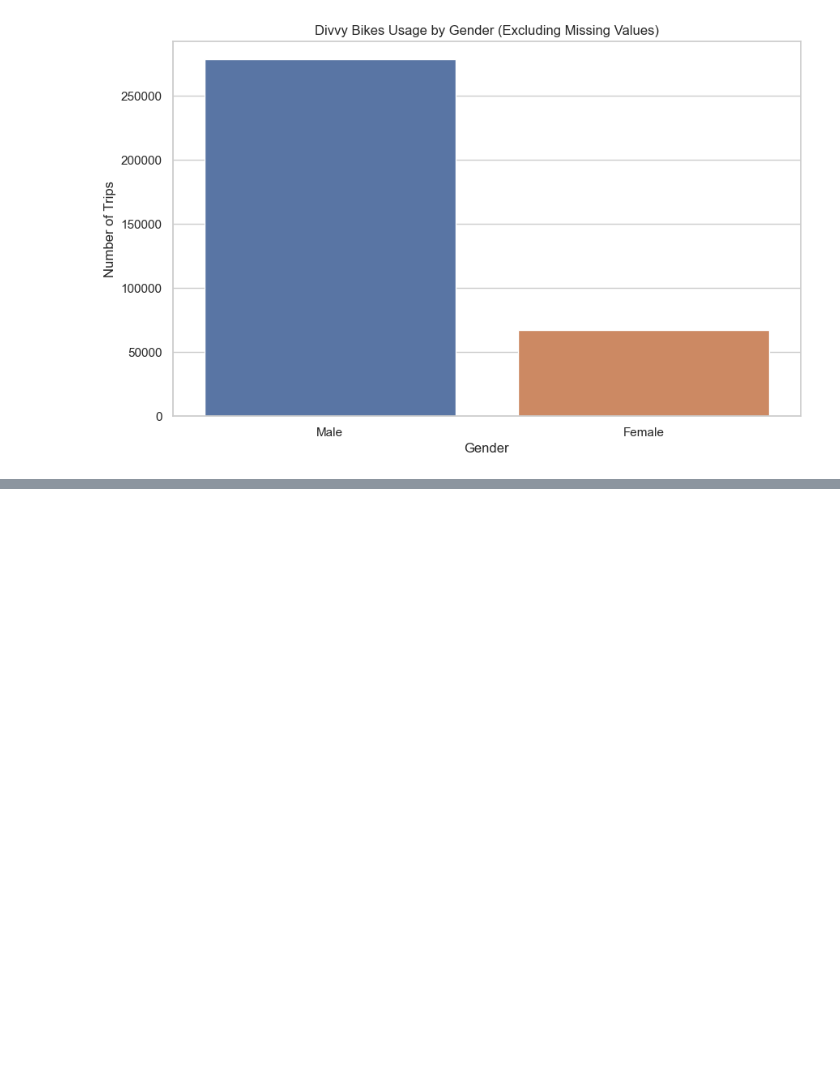
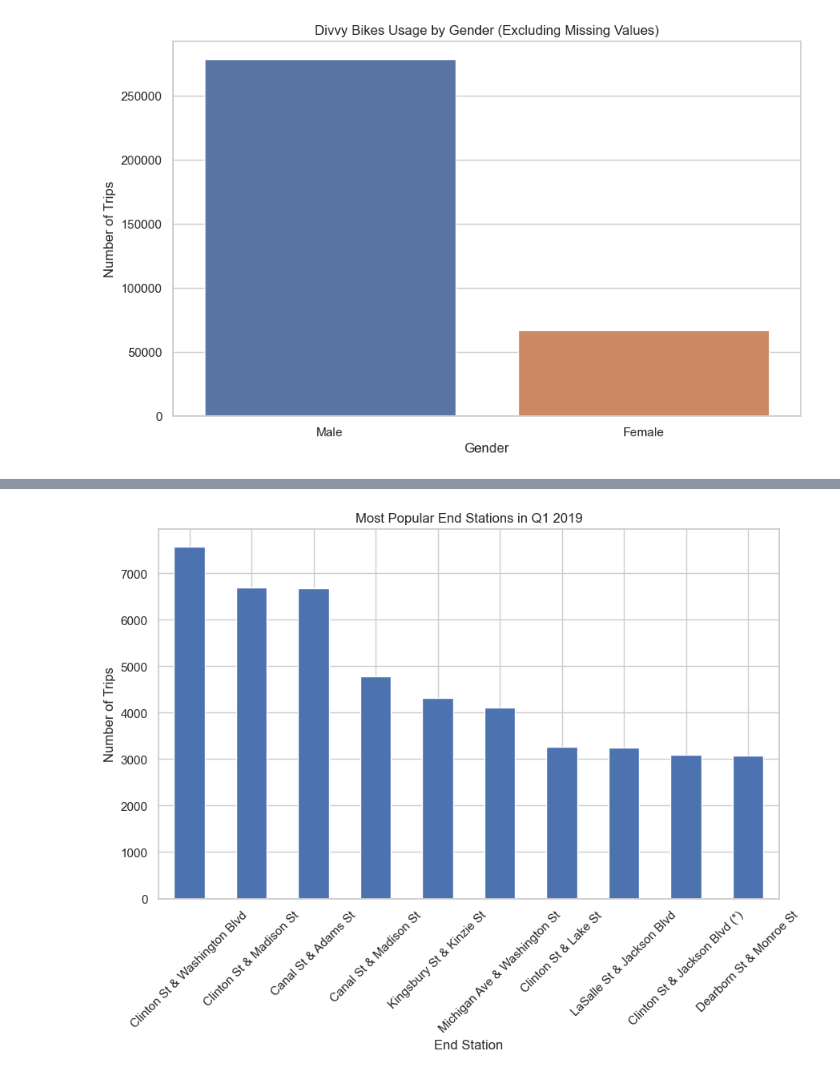
Before and after one commit to Galal-Abdelaziz/PFDA-project, a Jupyter notebook: project.ipynb, the cells around one changed output, grey strips where cells are left out. Saved outputs shown, nothing was run; the diff lists cells and outputs as text; code cells hidden in the pictures; blank space fills up the shorter version.

```diff
--- a/project.ipynb
+++ b/project.ipynb
@@ -187,0 +203,12 @@ plt.show()
+# %%
+popular_end_stations = df['to_station_name'].value_counts().head(10)
+
+plt.figure(figsize=(10, 6))
+popular_end_stations.plot(kind='bar')
+plt.title('Most Popular End Stations in Q1 2019')
+plt.xlabel('End Station')
+plt.ylabel('Number of Trips')
+plt.xticks(rotation=45)
+plt.show()
+# %% [output]
+[figure, added]
```
Also changed, not shown: parts of 4 cells of this notebook.
